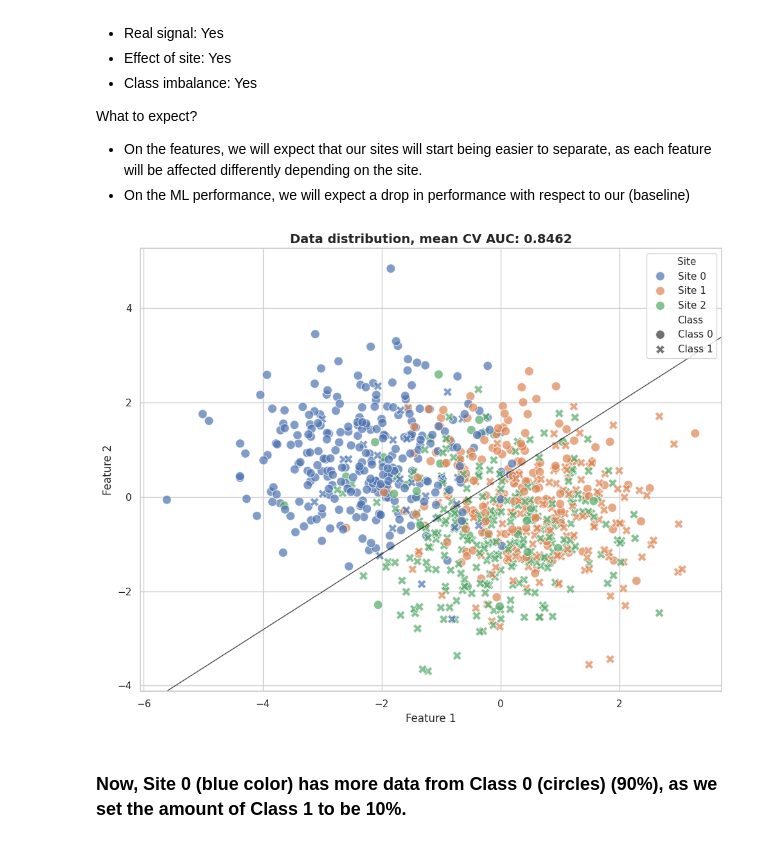
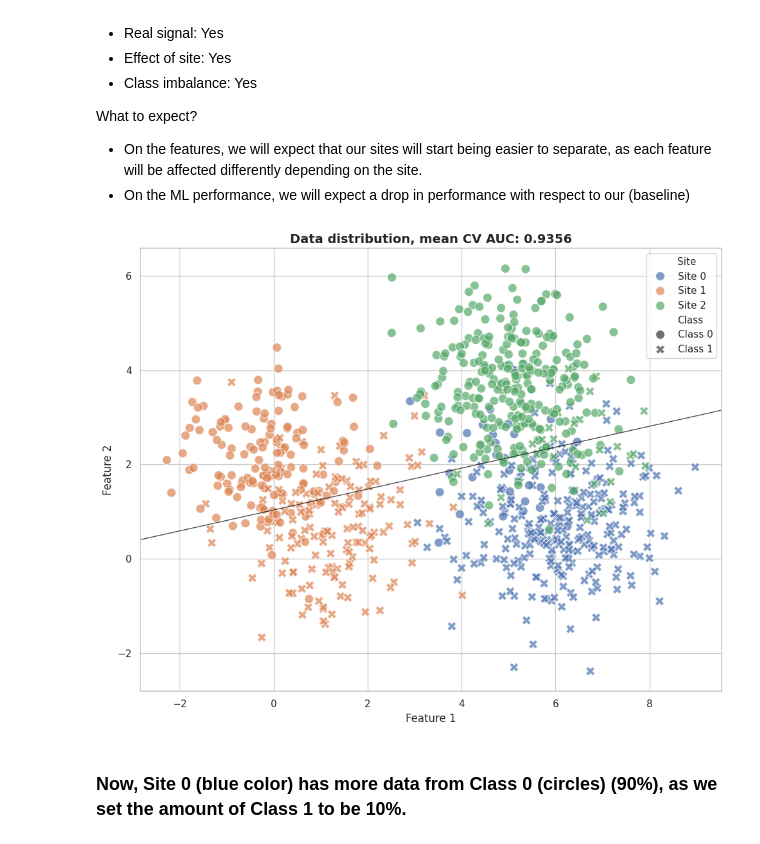
Before and after one commit to N-Nieto/OHBM2026_Educational_course_harmonization, a Jupyter notebook: notebooks/block03/B3_N2_EoS_in_ML.ipynb, the cells around one changed output. Drawn from its saved outputs; the diff is of its cells as text; code cells hidden in the pictures.

```diff
--- a/notebooks/block03/B3_N2_EoS_in_ML.ipynb
+++ b/notebooks/block03/B3_N2_EoS_in_ML.ipynb
@@ -57,9 +57,9 @@ X, y, sites = make_multisite_classification(
     n_samples=900,
     n_sites=3,
     n_features=2,
-    signal_strength=1,
+    signal_strength=2,
     site_effect_strength=0,
-    balance_per_site=[0.5, 0.5, 0.5],
+    balance_per_site=[[0.5, 0.5], [0.5, 0.5], [0.5, 0.5]],
     signal_type="blobs",
     random_state=random_state,
 )
@@ -127,11 +127,10 @@ X, y, sites = make_multisite_classification(
     n_samples=900,
     n_sites=3,
     n_features=2,
-    signal_strength=1,
-    site_effect_strength=1,
+    signal_strength=2,
+    site_effect_strength=7,
     balance_per_site=[[0.5, 0.5], [0.5, 0.5], [0.5, 0.5]],
     site_effect_type="location",
-    site_effect_homogeneous=False,  # Make each feature to be affected differently. If True, the same EoS is apply to all features in the same site.
     signal_type="blobs",
     random_state=random_state,
 )
@@ -204,17 +199,16 @@ What to expect?
 # %%
 # Here, we can provide how is the imbalance of class 1 for each site.
 # In this case, only a 10% of class 1 will be presented in site 1, while 90% of samples will come for class 1 in site 3. Site 2 is still balanced.
-balance_per_site = [0.1, 0.5, 0.9]
+balance_per_site = [[0.1,  0.9], [0.5, 0.5], [0.9, 0.1]]
 
 X, y, sites = make_multisite_classification(
     n_samples=900,
     n_sites=3,
     n_features=2,
-    signal_strength=1,
-    site_effect_strength=1,
+    signal_strength=2,
+    site_effect_strength=7,
     balance_per_site=balance_per_site,
     signal_type="blobs",
-    site_effect_homogeneous=False,
     site_effect_type="location",
     random_state=random_state,
 )
@@ -230,34 +224,34 @@ df = pd.DataFrame(
 # Perform 10-fold stratified cross-validation
 scores = cross_val_score(clf, X, y, cv=cv, scoring="roc_auc")
 
 fig, ax = plt.subplots(1, 1, figsize=(10, 8))
 # Plot with site as hue and class as style
 sns.scatterplot(
     data=df,
     x="Feature 1",
     y="Feature 2",
     hue="Site",
     style="Class",
     s=100,
     alpha=0.7,
     ax=ax,
     hue_order=["Site 0", "Site 1", "Site 2"],
     style_order=["Class 0", "Class 1"],
 )
 ax.set_title(
     f"Data distribution, mean CV AUC: {scores.mean():.4f}",
     fontsize=14,
     fontweight="bold",
 )
 
 plt.tight_layout()
 
 # Fit the model and plot the decision boundary,
 # this is just for visualization purposes, the real evaluation was be done with cross-validation
 clf.fit(X, y)
 plot_decision_boundary_2d(ax, clf)
 # %% [output]
-[figure, old version]
+[figure, new version]
 # %% [markdown]
 ### Now, Site 0 (blue color) has more data from Class 0 (circles) (90%), as we set the amount of Class 1 to be 10%.
 # %% [markdown]
```
Also changed, not shown: parts of 6 cells of this notebook.
